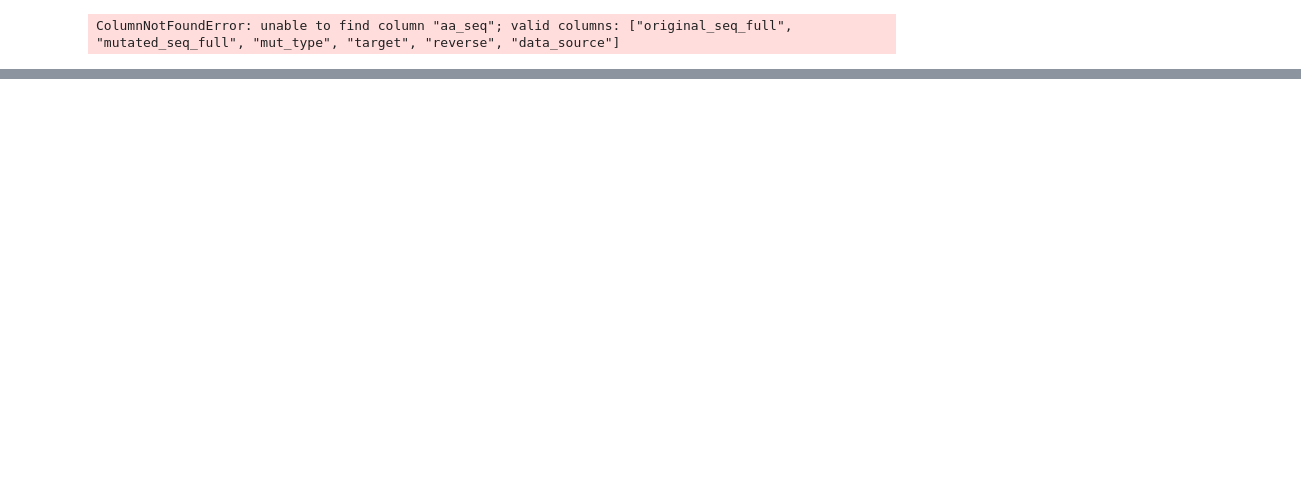
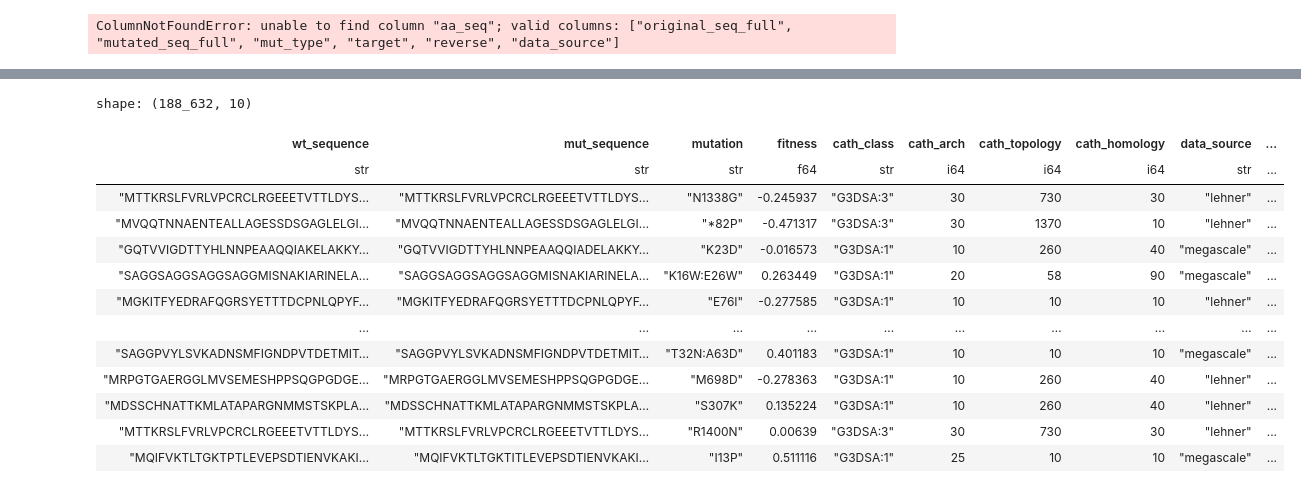
Before and after one commit to vlccek/Master_thesis-Prediction_protein_stability, a Jupyter notebook: protbert/playground.ipynb, the cells around one changed output, grey strips where cells are left out. Drawn from its saved outputs; the diff is of its cells as text; code cells hidden in the pictures; blank space fills up the shorter version.

```diff
--- a/protbert/playground.ipynb
+++ b/protbert/playground.ipynb
@@ -134,0 +350,21 @@ plt.hist(max_len.to_series(), bins=50)
+# %%
+import polars as pl
+
+df = pl.read_csv("datasets/dataset_homology_split_test.csv")
+
+df
+# %% [output]
+shape: (188_632, 10)
+| wt_sequence | mut_sequence | mutation | fitness | cath_class | cath_arch | cath_topology | cath_homology | data_source | ... |
+| str | str | str | f64 | str | i64 | i64 | i64 | str | ... |
+| "MTTKRSLFVRLVPCRCLRGEEETVTTLDYS… | "MTTKRSLFVRLVPCRCLRGEEETVTTLDYS… | "N1338G" | -0.245937 | "G3DSA:3" | 30 | 730 | 30 | "lehner" | ... |
+| "MVQQTNNAENTEALLAGESSDSGAGLELGI… | "MVQQTNNAENTEALLAGESSDSGAGLELGI… | "*82P" | -0.471317 | "G3DSA:3" | 30 | 1370 | 10 | "lehner" | ... |
+| "GQTVVIGDTTYHLNNPEAAQQIAKELAKKY… | "GQTVVIGDTTYHLNNPEAAQQIADELAKKY… | "K23D" | -0.016573 | "G3DSA:1" | 10 | 260 | 40 | "megascale" | ... |
+| "SAGGSAGGSAGGSAGGMISNAKIARINELA… | "SAGGSAGGSAGGSAGGMISNAKIARINELA… | "K16W:E26W" | 0.263449 | "G3DSA:1" | 20 | 58 | 90 | "megascale" | ... |
+| "MGKITFYEDRAFQGRSYETTTDCPNLQPYF… | "MGKITFYEDRAFQGRSYETTTDCPNLQPYF… | "E76I" | -0.277585 | "G3DSA:1" | 10 | 10 | 10 | "lehner" | ... |
+| … | … | … | … | … | … | … | … | … | ... |
+| "SAGGPVYLSVKADNSMFIGNDPVTDETMIT… | "SAGGPVYLSVKADNSMFIGNDPVTDETMIT… | "T32N:A63D" | 0.401183 | "G3DSA:1" | 10 | 10 | 10 | "megascale" | ... |
+| "MRPGTGAERGGLMVSEMESHPPSQGPGDGE… | "MRPGTGAERGGLMVSEMESHPPSQGPGDGE… | "M698D" | -0.278363 | "G3DSA:1" | 10 | 260 | 40 | "lehner" | ... |
+| "MDSSCHNATTKMLATAPARGNMMSTSKPLA… | "MDSSCHNATTKMLATAPARGNMMSTSKPLA… | "S307K" | 0.135224 | "G3DSA:1" | 10 | 260 | 40 | "lehner" | ... |
+| "MTTKRSLFVRLVPCRCLRGEEETVTTLDYS… | "MTTKRSLFVRLVPCRCLRGEEETVTTLDYS… | "R1400N" | 0.00639 | "G3DSA:3" | 30 | 730 | 30 | "lehner" | ... |
+| "MQIFVKTLTGKTPTLEVEPSDTIENVKAKI… | "MQIFVKTLTGKTITLEVEPSDTIENVKAKI… | "I13P" | 0.511116 | "G3DSA:1" | 25 | 10 | 10 | "megascale" | ... |
```
Also changed, not shown: parts of 5 cells of this notebook, 8 other files.
